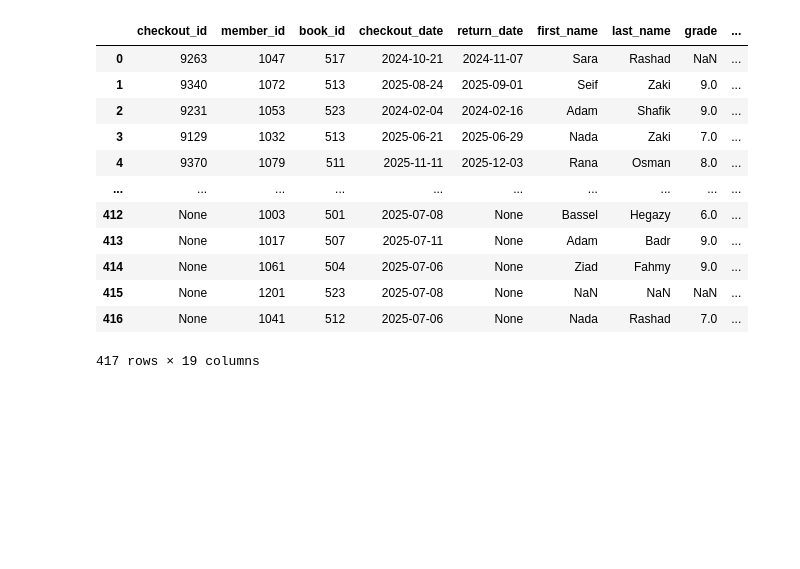
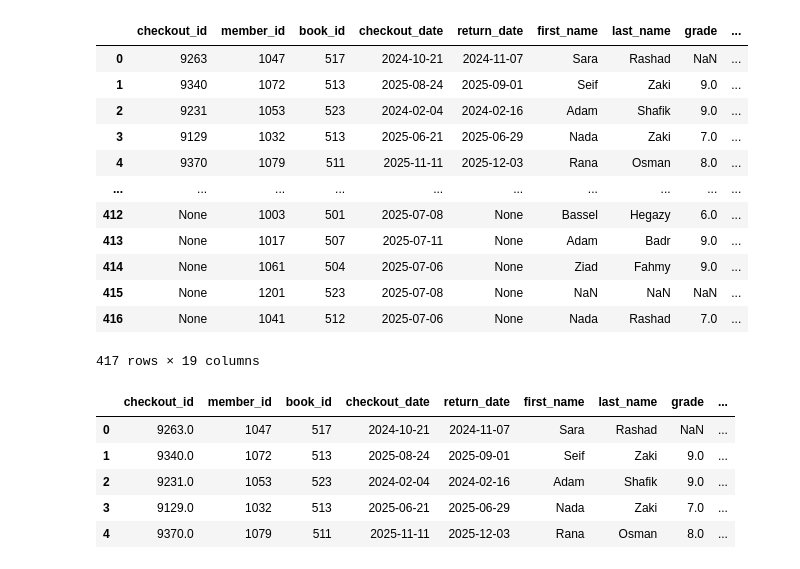
Before and after one commit to mohamed50mostafa/project-L3, a Jupyter notebook: main.ipynb, the cells around one changed output. Cells and saved outputs as stored; diff of their text form; code cells hidden in the pictures; blank space fills up the shorter version.

Commit message:
data problems detection

```diff
--- a/main.ipynb
+++ b/main.ipynb
@@ -214,3 +214,13 @@ df_compainde
 417 rows × 19 columns
 # %%
 df_compainde.to_csv('task1_combined_data.csv', index=False)
+# %%
+df = pd.read_csv('task1_combined_data.csv')
+df.head()
+# %% [output]
+|  | checkout_id | member_id | book_id | checkout_date | return_date | first_name | last_name | grade | ... |
+| 0 | 9263.0 | 1047 | 517 | 2024-10-21 | 2024-11-07 | Sara | Rashad | NaN | ... |
+| 1 | 9340.0 | 1072 | 513 | 2025-08-24 | 2025-09-01 | Seif | Zaki | 9.0 | ... |
+| 2 | 9231.0 | 1053 | 523 | 2024-02-04 | 2024-02-16 | Adam | Shafik | 9.0 | ... |
+| 3 | 9129.0 | 1032 | 513 | 2025-06-21 | 2025-06-29 | Nada | Zaki | 7.0 | ... |
+| 4 | 9370.0 | 1079 | 511 | 2025-11-11 | 2025-12-03 | Rana | Osman | 8.0 | ... |
```
Also changed, not shown: parts of 1 cell of this notebook.
